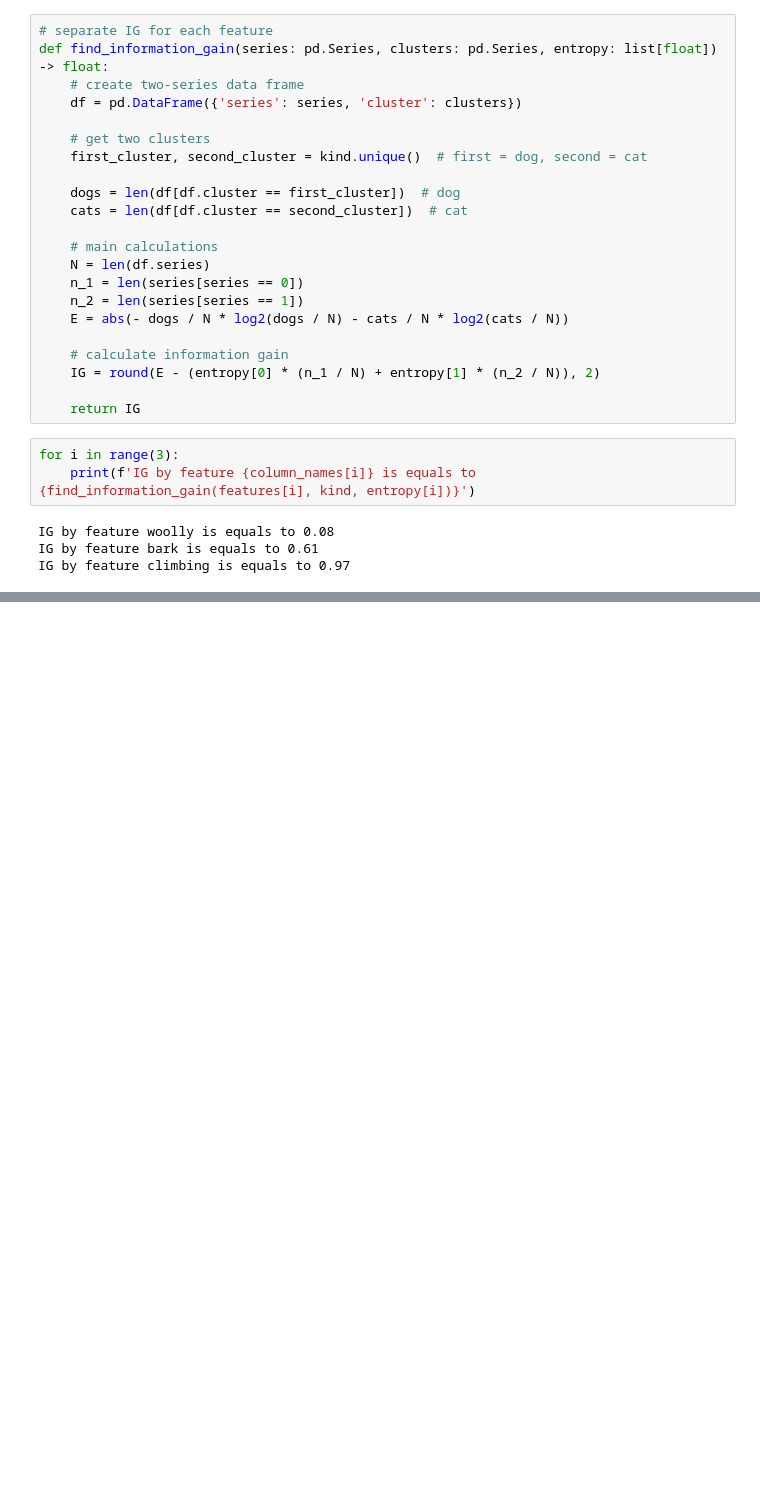
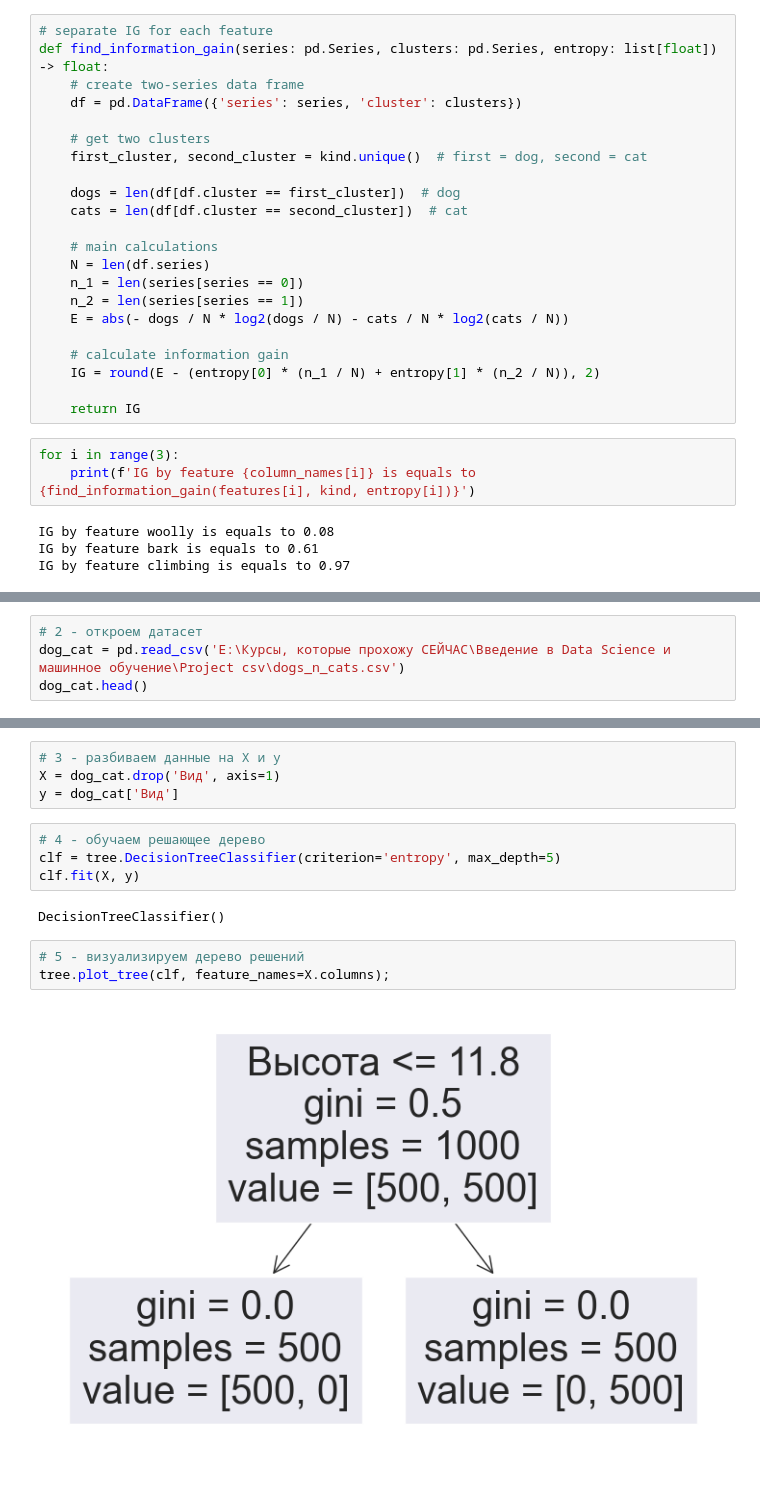
Before and after one commit to Ultraluxe25/Karpov-Stepik-Introduction-to-DS-and-ML, a Jupyter notebook: lessons/Kaprov intro to DS and ML (part 5) Intro to Decision tree.ipynb, the cells around one changed output, grey strips where cells are left out. Drawn from its saved outputs; the diff is of its cells as text; blank space fills up the shorter version.

```diff
--- a/lessons/Kaprov intro to DS and ML (part 5) Intro to Decision tree.ipynb
+++ b/lessons/Kaprov intro to DS and ML (part 5) Intro to Decision tree.ipynb
@@ -186,0 +199,4 @@ IG by feature climbing is equals to 0.97
+# %%
+# 2 - откроем датасет
+dog_cat = pd.read_csv('E:\Курсы, которые прохожу СЕЙЧАС\Введение в Data Science и машинное обучение\Project csv\dogs_n_cats.csv')
+dog_cat.head()
@@ -186,0 +210,15 @@ IG by feature climbing is equals to 0.97
+# %%
+# 3 - разбиваем данные на X и y
+X = dog_cat.drop('Вид', axis=1)
+y = dog_cat['Вид']
+# %%
+# 4 - обучаем решающее дерево
+clf = tree.DecisionTreeClassifier(criterion='entropy', max_depth=5)
+clf.fit(X, y)
+# %% [output]
+DecisionTreeClassifier()
+# %%
+# 5 - визуализируем дерево решений
+tree.plot_tree(clf, feature_names=X.columns);
+# %% [output]
+[figure, added]
```
Also changed, not shown: parts of 4 cells of this notebook, 2 other files.
